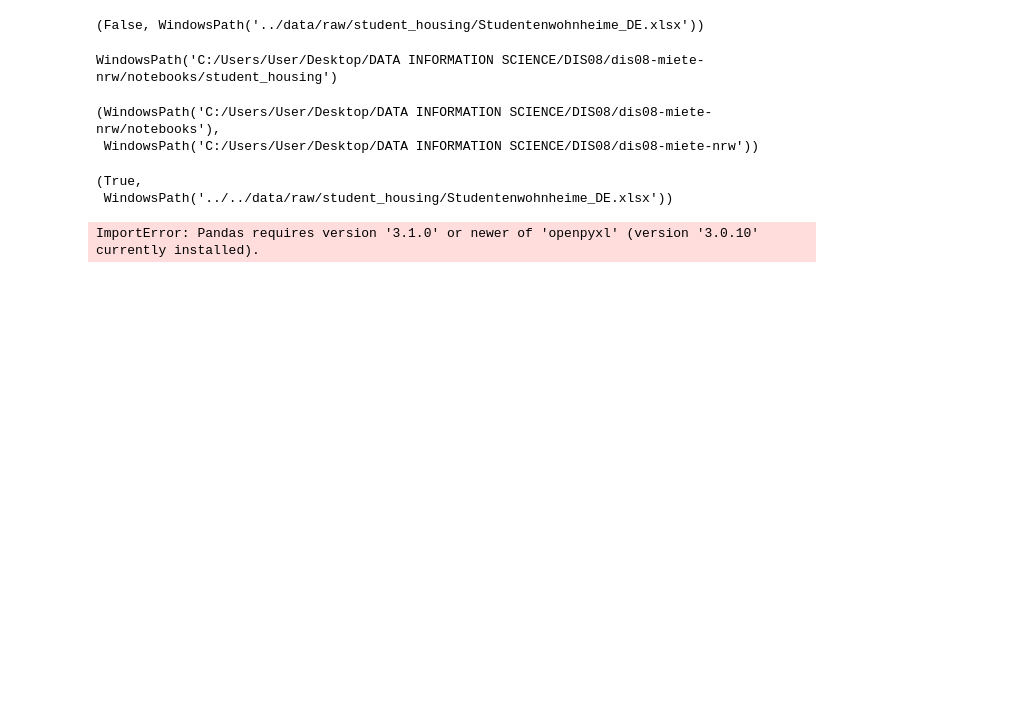
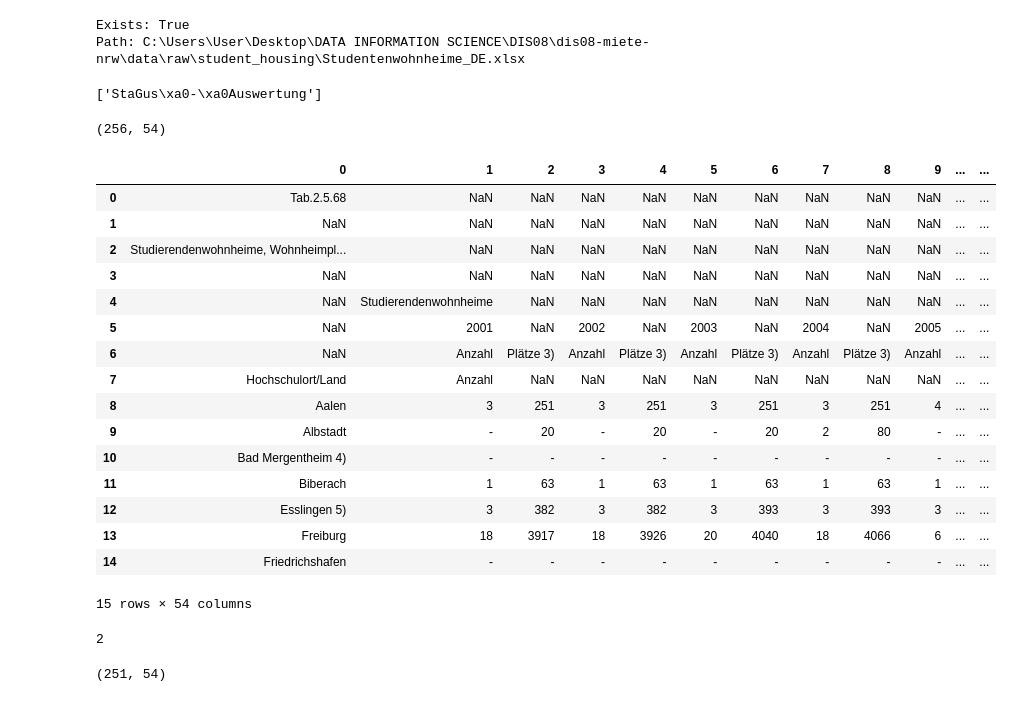
Before and after one commit to LionIron/dis08-miete-nrw, a Jupyter notebook: notebooks/student_housing/01_obtain_student_housing.ipynb, the cells around one changed output. Saved outputs shown, nothing was run; the diff lists cells and outputs as text; code cells hidden in the pictures; blank space fills up the shorter version.

Commit message:
Add obtain step for student housing dataset (DE)

```diff
--- a/notebooks/student_housing/01_obtain_student_housing.ipynb
+++ b/notebooks/student_housing/01_obtain_student_housing.ipynb
@@ -14,29 +13,53 @@ from pathlib import Path
 # %%
-path_xlsx = Path("../data/raw/student_housing/Studentenwohnheime_DE.xlsx")
+from pathlib import Path
 
-path_xlsx.exists(), path_xlsx
+# Wir sind im Notebook-Ordner: notebooks/student_housing/
+path_xlsx = Path("../../data/raw/student_housing/Studentenwohnheime_DE.xlsx")
+
+print("Exists:", path_xlsx.exists())
+print("Path:", path_xlsx.resolve())
 # %% [output]
-(False, WindowsPath('../data/raw/student_housing/Studentenwohnheime_DE.xlsx'))
+Exists: True
+Path: C:\Users\User\Desktop\DATA INFORMATION SCIENCE\DIS08\dis08-miete-nrw\data\raw\student_housing\Studentenwohnheime_DE.xlsx
-# %%
-from pathlib import Path
-Path.cwd()
-# %% [output]
-WindowsPath('C:/Users/User/Desktop/DATA INFORMATION SCIENCE/DIS08/dis08-miete-nrw/notebooks/student_housing')
-# %%
-Path.cwd().parent, Path.cwd().parent.parent
-# %% [output]
-(WindowsPath('C:/Users/User/Desktop/DATA INFORMATION SCIENCE/DIS08/dis08-miete-nrw/notebooks'),
- WindowsPath('C:/Users/User/Desktop/DATA INFORMATION SCIENCE/DIS08/dis08-miete-nrw'))
-# %%
-path_xlsx = Path("../../data/raw/student_housing/Studentenwohnheime_DE.xlsx")
-path_xlsx.exists(), path_xlsx
-# %% [output]
-(True,
- WindowsPath('../../data/raw/student_housing/Studentenwohnheime_DE.xlsx'))
 # %%
-import pandas as pd
-
 xls = pd.ExcelFile(path_xlsx)
 xls.sheet_names
 # %% [output]
-ImportError: Pandas requires version '3.1.0' or newer of 'openpyxl' (version '3.0.10' currently installed).
+['StaGus\xa0-\xa0Auswertung']
+# %%
+sheet = xls.sheet_names[0]
+df_raw = pd.read_excel(path_xlsx, sheet_name=sheet, header=None)
+df_raw.shape
+# %% [output]
+(256, 54)
+# %%
+df_raw.head(15)
+# %% [output]
+|  | 0 | 1 | 2 | 3 | 4 | 5 | 6 | 7 | 8 | 9 | ... | ... |
+| 0 | Tab.2.5.68 | NaN | NaN | NaN | NaN | NaN | NaN | NaN | NaN | NaN | ... | ... |
+| 1 | NaN | NaN | NaN | NaN | NaN | NaN | NaN | NaN | NaN | NaN | ... | ... |
+| 2 | Studierendenwohnheime, Wohnheimpl... | NaN | NaN | NaN | NaN | NaN | NaN | NaN | NaN | NaN | ... | ... |
+| 3 | NaN | NaN | NaN | NaN | NaN | NaN | NaN | NaN | NaN | NaN | ... | ... |
+| 4 | NaN | Studierendenwohnheime | NaN | NaN | NaN | NaN | NaN | NaN | NaN | NaN | ... | ... |
+| 5 | NaN | 2001 | NaN | 2002 | NaN | 2003 | NaN | 2004 | NaN | 2005 | ... | ... |
+| 6 | NaN | Anzahl | Plätze 3) | Anzahl | Plätze 3) | Anzahl | Plätze 3) | Anzahl | Plätze 3) | Anzahl | ... | ... |
+| 7 | Hochschulort/Land | Anzahl | NaN | NaN | NaN | NaN | NaN | NaN | NaN | NaN | ... | ... |
+| 8 | Aalen | 3 | 251 | 3 | 251 | 3 | 251 | 3 | 251 | 4 | ... | ... |
+| 9 | Albstadt | - | 20 | - | 20 | - | 20 | 2 | 80 | - | ... | ... |
+| 10 | Bad Mergentheim 4) | - | - | - | - | - | - | - | - | - | ... | ... |
+| 11 | Biberach | 1 | 63 | 1 | 63 | 1 | 63 | 1 | 63 | 1 | ... | ... |
+| 12 | Esslingen 5) | 3 | 382 | 3 | 382 | 3 | 393 | 3 | 393 | 3 | ... | ... |
+| 13 | Freiburg | 18 | 3917 | 18 | 3926 | 20 | 4040 | 18 | 4066 | 6 | ... | ... |
+| 14 | Friedrichshafen | - | - | - | - | - | - | - | - | - | ... | ... |
+15 rows × 54 columns
+# %%
+mask = df_raw.apply(lambda row: row.astype(str).str.contains("Hochschulort", na=False).any(), axis=1)
+row_idx = df_raw.index[mask][0]
+row_idx
+# %% [output]
+2
+# %%
+df = pd.read_excel(path_xlsx, sheet_name=sheet, header=[row_idx, row_idx+1, row_idx+2])
+df.shape
+# %% [output]
+(251, 54)
```
Also changed, not shown: parts of 24 cells of this notebook, 1 other file.
